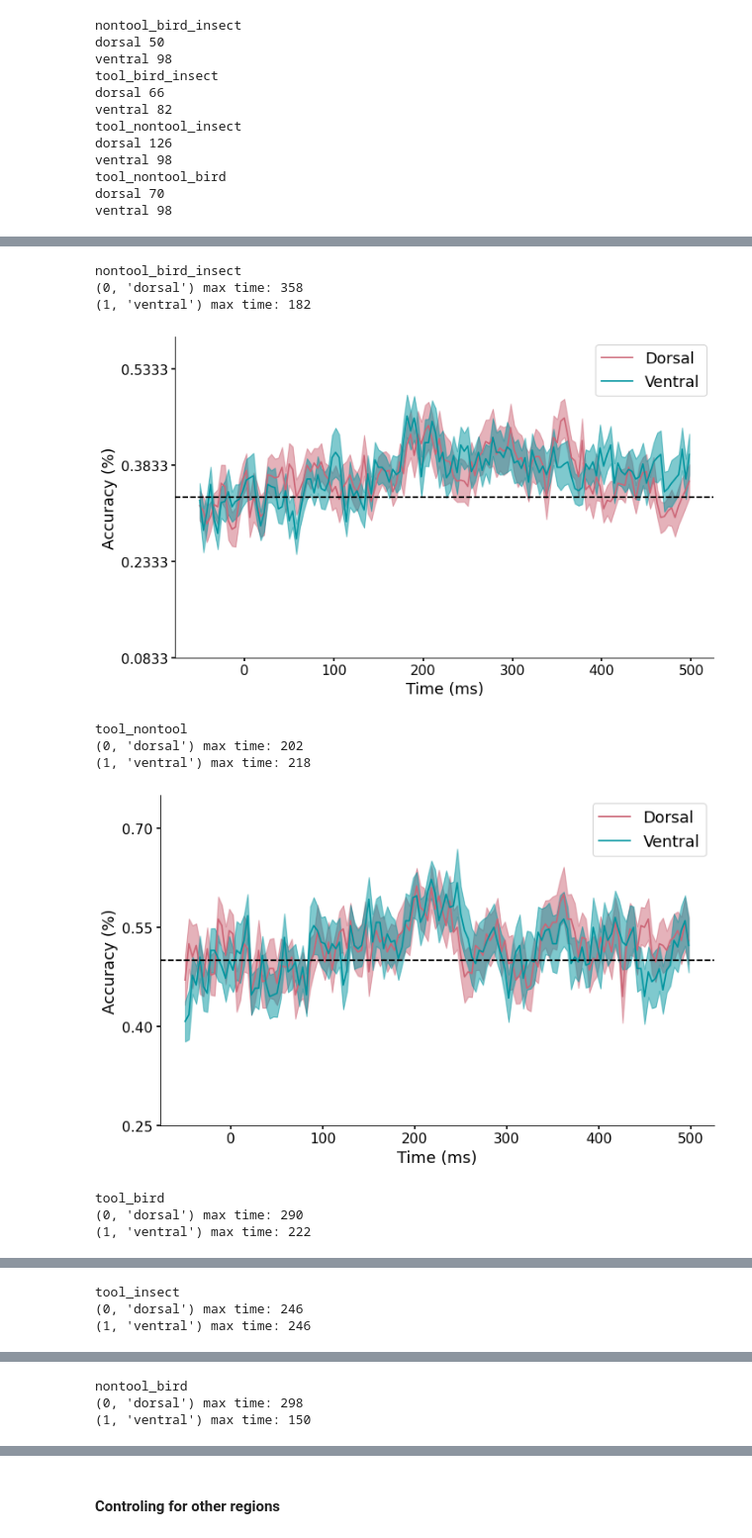
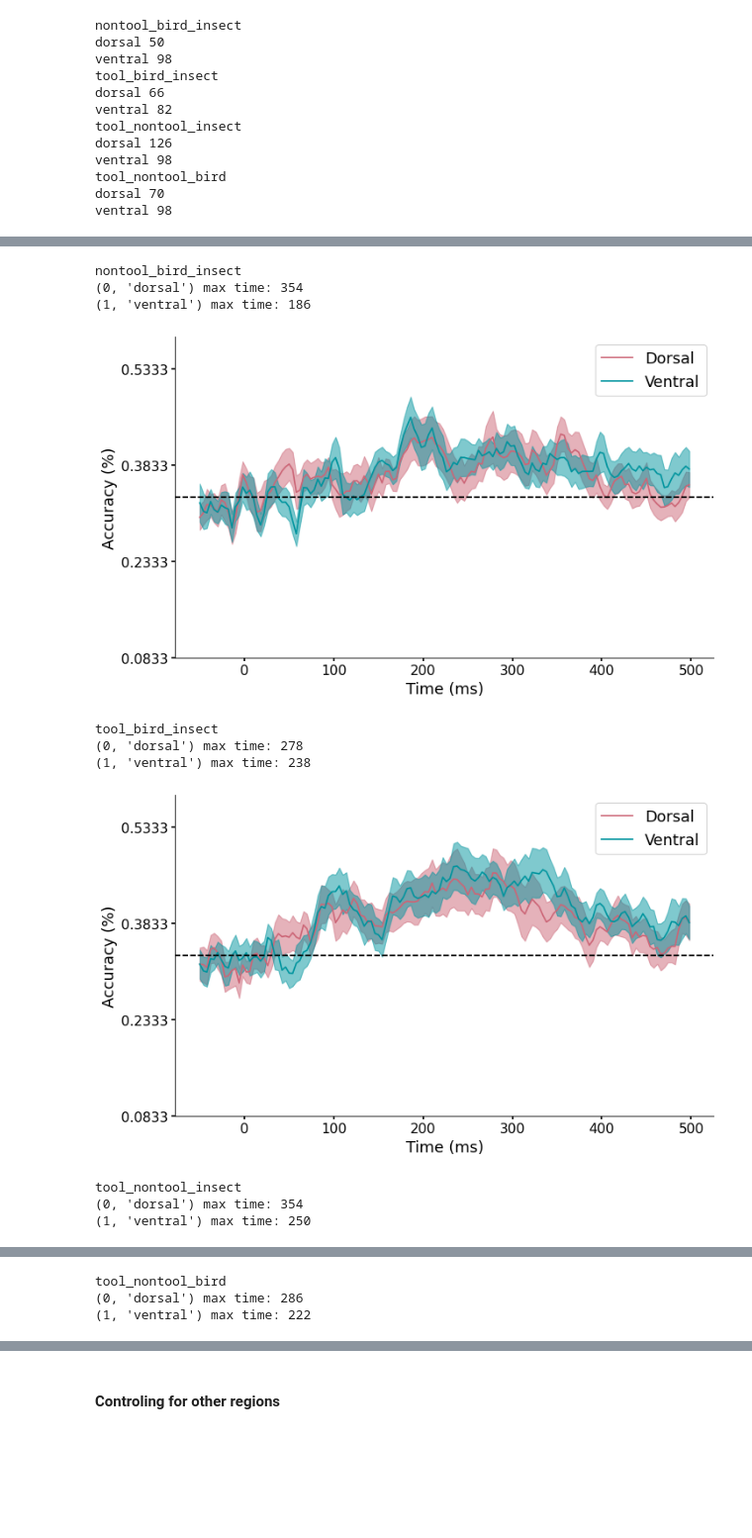
Before and after one commit to vayzenb/pepdoc, a Jupyter notebook: analysis/onset_analysis_figs.ipynb, the cells around one changed output, grey strips where cells are left out. Shown at 99% size. Drawn from its saved outputs; the diff is of its cells as text; code cells hidden in the pictures; blank space fills up the shorter version.

```diff
--- a/analysis/onset_analysis_figs.ipynb
+++ b/analysis/onset_analysis_figs.ipynb
@@ -584,6 +525,7 @@ roi_decoding = np.mean(np.load(f'{results_dir}/decode/ventral_decoding_nontool_b
 category_comp = []
 iter = 1000
 
+category_comp = [['nontool','bird','insect'],['tool','bird','insect'], ['tool','nontool','insect'], ['tool','nontool','bird']] #initial categories without tools
 #append each pairwise category comparison
 #for cat1 in range(0,len(categories)):
 #    for cat2 in range(cat1+1,len(categories)):
@@ -595,7 +537,7 @@ rois = ['dorsal','ventral']
 onset_df = pd.DataFrame(columns = rois)
 
 for roi in rois:
-
+    roi_decoding = None
     for comps in category_comp:
         suf = "_".join(comps)
         print(suf)
@@ -613,7 +555,7 @@ for roi in rois:
     onset_boot = []
     for ii in range(0,iter):
         #sample with replacement
-        roi_resample = roi_df.sample(n = len(sub_list), replace = True, axis = 0)
+        roi_resample = roi_df.sample(n = len(sub_list), replace = True, axis = 0, random_state = ii)
 
         #find first significant timepoint
         sig_ts = []
@@ -635 +582,23 @@ ventral    58.932
 dtype: float64
+# %%
+'''
+Run binomial test on bootstrapped data
+'''
+
+comparisons = [['dorsal','ventral']]
+boot_df = onset_df
+
+for roi in comparisons:
+    #Calcualte the time  difference for each bootstrap between roi pairs
+
+    diff = boot_df[roi[0]] - boot_df[roi[1]]
+
+    #count the number of times the first roi precedes the other
+    time_count = np.sum(diff < 0)
+
+    print(roi)
+    print('p val', stats.binom_test(time_count,n=len(diff), p= 0.5, alternative='two-sided'))
+    print('count of diffs', time_count)
+    print('mean diff', np.mean(diff))
+    print('mean & SD', roi[0], np.mean(boot_df[roi[0]]), np.std(boot_df[roi[0]]) )
+    print('mean & SD', roi[1], np.mean(boot_df[roi[1]]), np.std(boot_df[roi[1]]))
@@ -638,20 +676,20 @@ dtype: float64
 Decoding sig for pairwise comparisons
 
 """
-category_comp = [['nontool','bird','insect']] #initial categories without tools
+category_comp = [['nontool','bird','insect'],['tool','bird','insect'], ['tool','nontool','insect'], ['tool','nontool','bird']] #initial categories without tools
 
 
 #append each pairwise category comparison
-for cat1 in range(0,len(categories)):
-    for cat2 in range(cat1+1,len(categories)):
-        category_comp.append([categories[cat1],categories[cat2]])
+#for cat1 in range(0,len(categories)):
+#    for cat2 in range(cat1+1,len(categories)):
+#        category_comp.append([categories[cat1],categories[cat2]])
 
 
 colors = ['#CC6677','#00949e','green']
 
 rois = ['dorsal', 'ventral']
 #colors = ['#00949e','#CC6677']
-onsets = [66,82]
+#onsets = [66,82]
 
 alpha_level = .95
 
@@ -675,40 +713,40 @@ for comps in category_comp:
         plt.axhline(y=1/len(comps), color='k', linestyle='--')
 
         #plt.axhline(y=0.2215, color='k', linestyle='--')
         plt.fill_between(timepoints, roi_mean-sem, roi_mean+sem,alpha=0.5, color = colors[roi[0]])
         plt.legend(fontsize=16)
 
         plt.xlabel('Time (ms)',fontsize=16)
         plt.ylabel('Accuracy (%)',fontsize=16)
         #plt.axvline(onsets[roi[0]],  linestyle='--', color = colors[roi[0]])
         #plt.yticks(np.arange(min(x), max(x)+1, 1.0))
         plt.xticks(fontsize= 14)
         plt.yticks(fontsize= 14)
         plt.ylim(1/len(comps) -.25,1/len(comps) +.25)
 
         ax = plt.gca()
         ax.xaxis.set_tick_params(width=1.5)
         ax.yaxis.set_tick_params(width=1.5)
 
         start, end = ax.get_ylim()
         ax.yaxis.set_ticks(np.arange(start, end, .15))
 
         ax.spines['top'].set_visible(False)
         ax.spines['right'].set_visible(False)
 
     plt.show()
 
         #plt.savefig(f'{fig_dir}/decoding_plot.png', dpi=300)
     plt.close()
 # %% [output]
 nontool_bird_insect
-(0, 'dorsal') max time: 358
-(1, 'ventral') max time: 182
+(0, 'dorsal') max time: 354
+(1, 'ventral') max time: 186
-[figure, old version]
+[figure, new version]
-tool_nontool
-(0, 'dorsal') max time: 202
-(1, 'ventral') max time: 218
+tool_bird_insect
+(0, 'dorsal') max time: 278
+(1, 'ventral') max time: 238
-[figure, old version]
+[figure, new version]
-tool_bird
-(0, 'dorsal') max time: 290
-(1, 'ventral') max time: 222
+tool_nontool_insect
+(0, 'dorsal') max time: 354
+(1, 'ventral') max time: 250
@@ -716,3 +754,3 @@ tool_bird
-tool_insect
-(0, 'dorsal') max time: 246
-(1, 'ventral') max time: 246
+tool_nontool_bird
+(0, 'dorsal') max time: 286
+(1, 'ventral') max time: 222
@@ -720,3 +757,0 @@ tool_insect
-nontool_bird
-(0, 'dorsal') max time: 298
-(1, 'ventral') max time: 150
```
Also changed, not shown: parts of 8 cells of this notebook, 17 other files.
